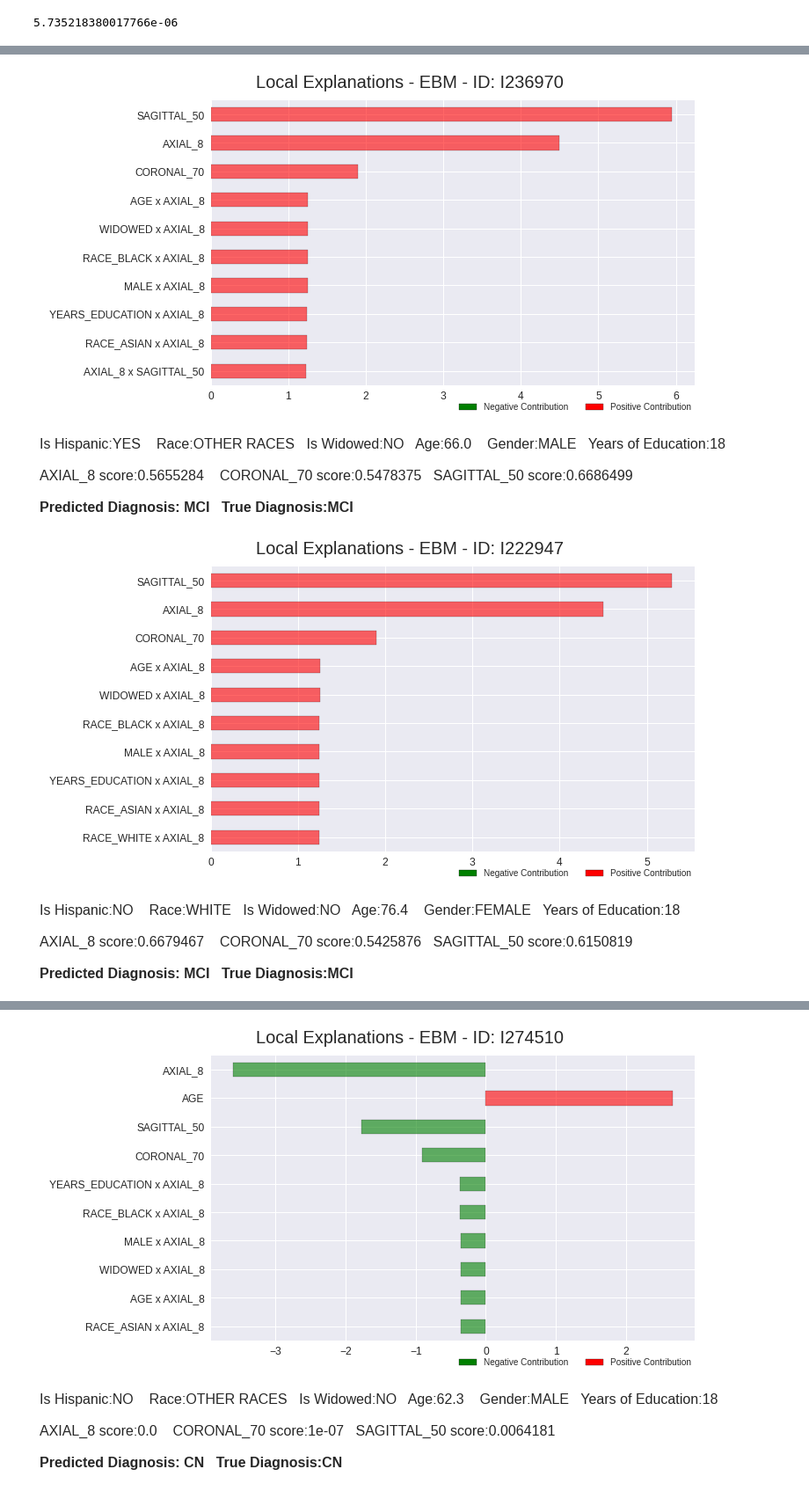
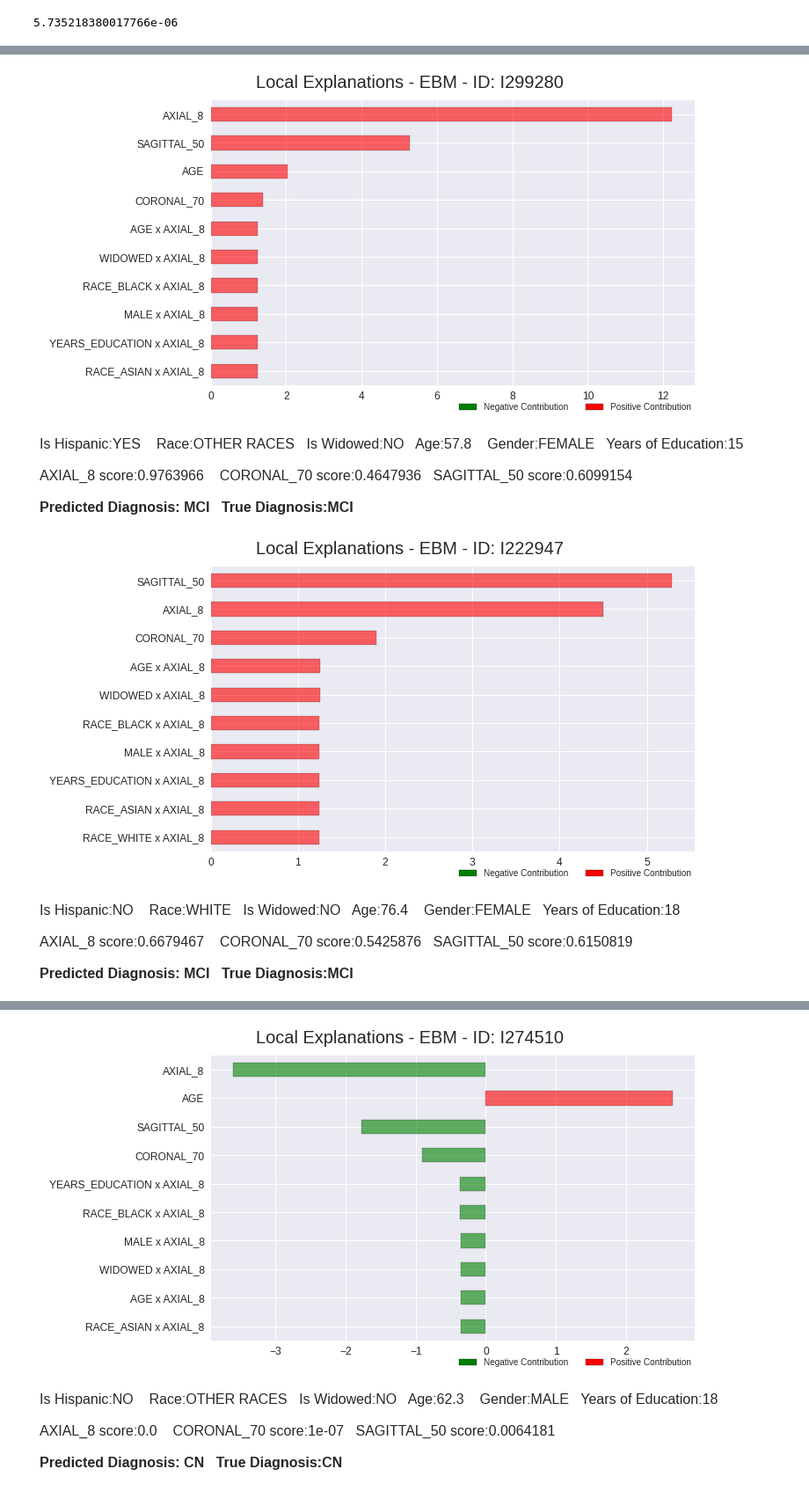
Before and after one commit to lucasthim/mmml-alzheimer-diagnosis, a Jupyter notebook: notebooks/dissertation/05_explanations_local_ensemble.ipynb, the cells around one changed output, grey strips where cells are left out. Shown at 88% size. Saved outputs shown, nothing was run; the diff lists cells and outputs as text; code cells hidden in the pictures.

Commit message:
New MRI explainer

```diff
--- a/notebooks/dissertation/05_explanations_local_ensemble.ipynb
+++ b/notebooks/dissertation/05_explanations_local_ensemble.ipynb
@@ -266,8 +275,8 @@ true_positives.query("FINAL_PREDICTED_SCORE > 0.8").head(10)
 # %%
-explanation_fig = explainer.explain(sample_id='I236970')
+explanation_fig = explainer.explain(sample_id='I299280')
 explanation_fig = explainer.explain(sample_id='I222947')
 # %% [output]
-[figure, old version]
+[figure, new version]
 [figure]
 # %%
 true_negatives.head(10)
```
Also changed, not shown: parts of 2 cells of this notebook, 1 other file.
